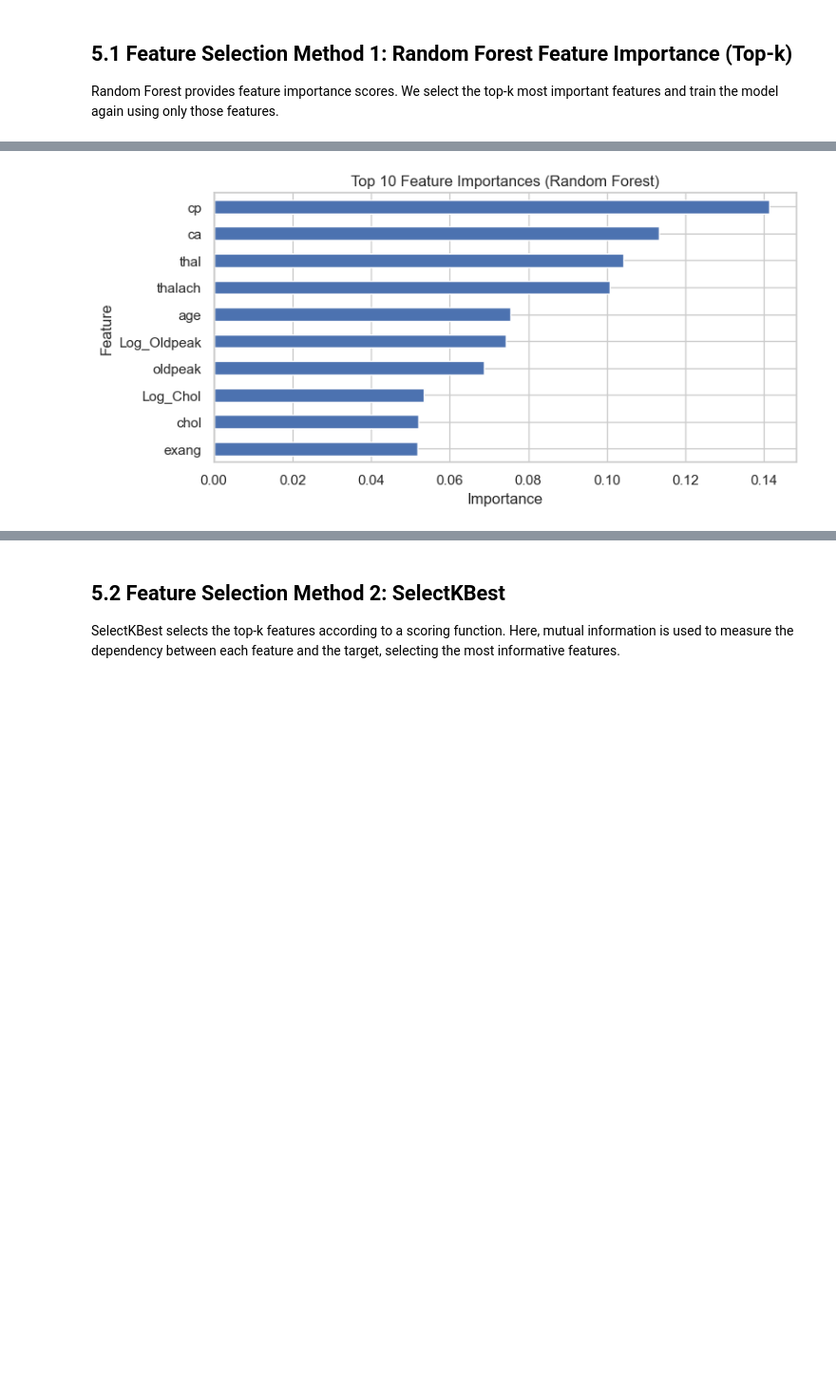
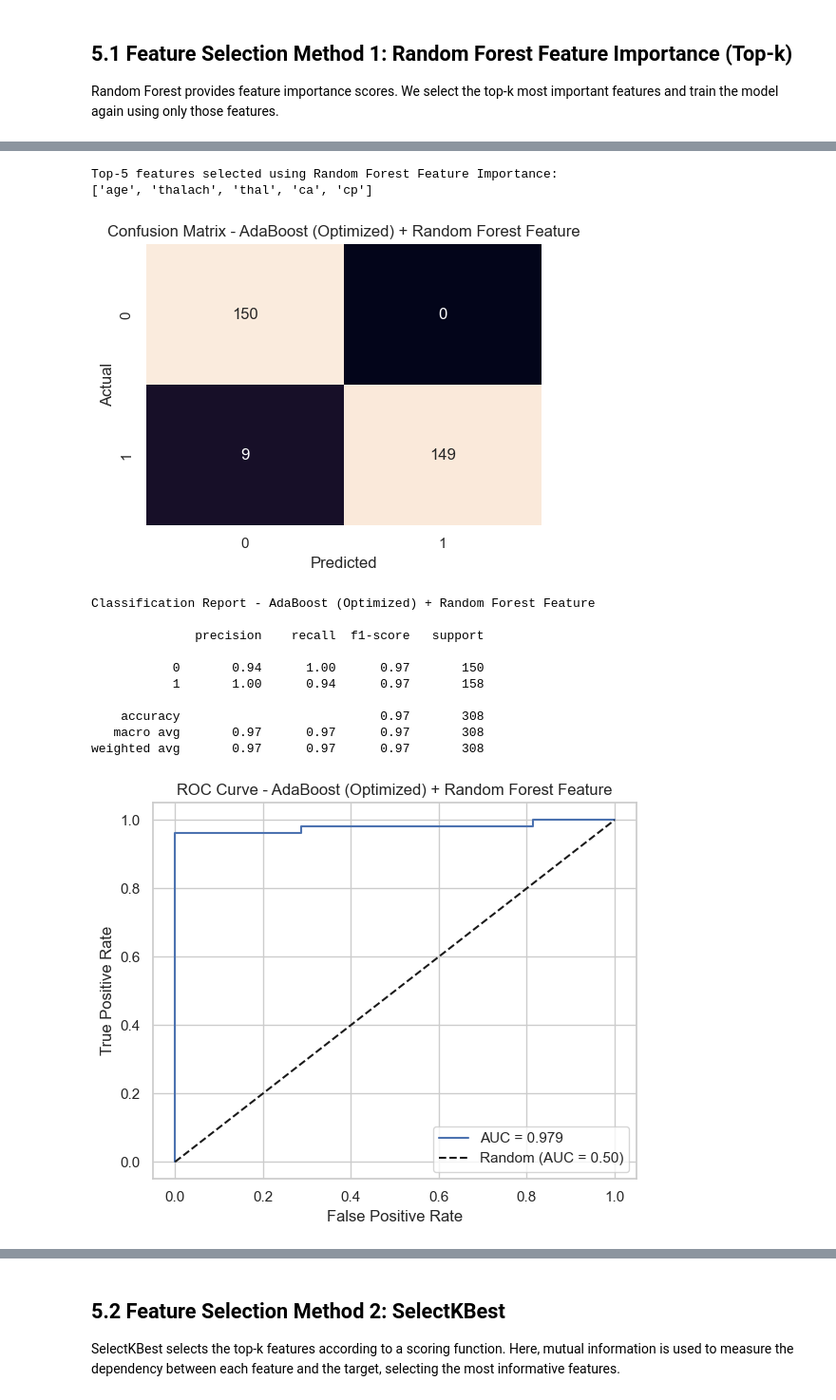
Before and after one commit to mudar123t/HeartDiseasePredictor, a Jupyter notebook: Report.ipynb, the cells around one changed output, grey strips where cells are left out. Shown at 95% size. Cells and saved outputs as stored; diff of their text form; code cells hidden in the pictures; blank space fills up the shorter version.

Commit message:
final performance improvment in report

```diff
--- a/Report.ipynb
+++ b/Report.ipynb
@@ -2161,20 +2078,52 @@ RF Metrics with Feature Importance (Top-k):
-# %%
-import matplotlib.pyplot as plt
-import pandas as pd
-import numpy as np
-
-# Build a Series of importances indexed by feature name
-fi_series = pd.Series(importances, index=X_train.columns).sort_values(ascending=False)
-
-k_plot = min(10, len(fi_series))
-top_fi = fi_series.head(k_plot)
-
-plt.figure(figsize=(8, 4))
-top_fi.sort_values().plot(kind="barh")
-plt.title(f"Top {k_plot} Feature Importances (Random Forest)")
-plt.xlabel("Importance")
-plt.ylabel("Feature")
-plt.tight_layout()
-plt.show()
-# %% [output]
-[figure, removed]
+# %%
+from sklearn.ensemble import RandomForestClassifier
+from sklearn.preprocessing import LabelEncoder
+from sklearn.base import clone
+import numpy as np
+
+# Label encoding (required only for training Random Forest to compute feature importance)
+le = LabelEncoder()
+y_train_enc = le.fit_transform(y_train)
+
+# Train Random Forest model to obtain feature importances
+rf_base = RandomForestClassifier(random_state=42)
+rf_base.fit(X_train, y_train_enc)
+
+# Get feature importance scores
+importances = rf_base.feature_importances_
+
+# Select top-k most important features
+k = 5
+topk_features = X_train.columns[np.argsort(importances)[-k:]]
+
+# Print selected features
+print("Top-5 features selected using Random Forest Feature Importance:")
+print(list(topk_features))
+# %% [output]
+Top-5 features selected using Random Forest Feature Importance:
+['age', 'thalach', 'thal', 'ca', 'cp']
+# %%
+# Train optimized AdaBoost using only the selected features
+ada_fi = clone(best_ada)
+ada_fi.fit(X_train[topk_features], y_train)
+
+# Evaluate AdaBoost on selected features
+ada_fi_results = evaluate_binary_model(
+    ada_fi,
+    X_test[topk_features],
+    y_test,
+    model_name="AdaBoost (Optimized) + Random Forest Feature"
+)
+# %% [output]
+[figure, added]
+Classification Report - AdaBoost (Optimized) + Random Forest Feature
+
+              precision    recall  f1-score   support
+
+           0       0.94      1.00      0.97       150
+           1       1.00      0.94      0.97       158
+
+    accuracy                           0.97       308
+   macro avg       0.97      0.97      0.97       308
+weighted avg       0.97      0.97      0.97       308
+[figure, added]
```
Also changed, not shown: parts of 30 cells of this notebook.
